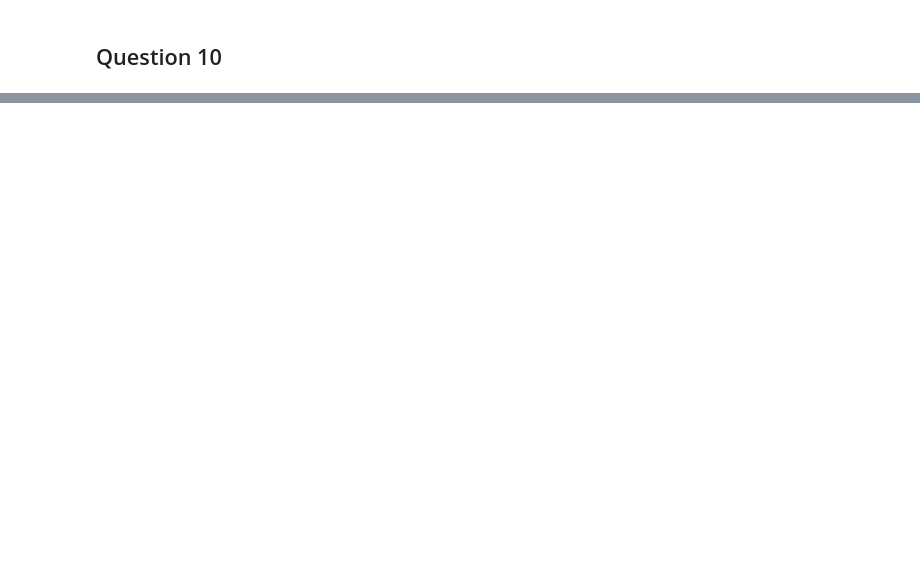
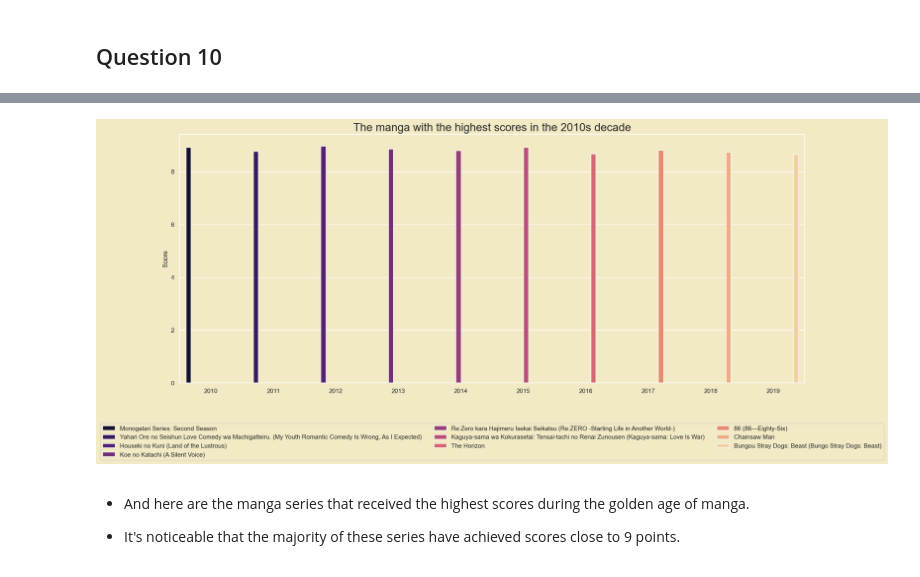
Before and after one commit to duongtruongbinh/IntroDS_FinalProject, a Jupyter notebook: src/Asking_Questions_and_Analyzing.ipynb, the cells around one changed output, grey strips where cells are left out. Cells and saved outputs as stored; diff of their text form; code cells hidden in the pictures; blank space fills up the shorter version.

```diff
--- a/src/Asking_Questions_and_Analyzing.ipynb
+++ b/src/Asking_Questions_and_Analyzing.ipynb
@@ -716,0 +795,20 @@ sns.scatterplot(x='Score', y='Recommended', data=manga_copy_df)
+# %%
+manga_2010s = manga_copy_df[(manga_copy_df['Release date'].dt.year >= 2010) & (manga_copy_df['Release date'].dt.year < 2020)]
+
+max_score_per_year = manga_2010s.groupby(manga_2010s['Release date'].dt.year)['Score'].idxmax()
+top_manga_by_year = manga_2010s.loc[max_score_per_year]
+
+
+fig, axes = plt.subplots(1, 1, figsize=(20,8))
+sns.barplot(x=top_manga_by_year['Release date'].dt.year, y=top_manga_by_year['Score'], palette="magma", hue=top_manga_by_year['Title'], ax=axes)
+axes.set_title('The manga with the highest scores in the 2010s decade', fontsize=20)
+axes.set_xlabel('')
+axes.set_ylabel('Score')
+plt.legend(title='',  bbox_to_anchor=(0.5, -0.15), loc='upper center', ncol=3)
+plt.show()
+# %% [output]
+[figure, added]
+# %% [markdown]
+- And here are the manga series that received the highest scores during the golden age of manga.
+
+- It's noticeable that the majority of these series have achieved scores close to 9 points.
```
Also changed, not shown: parts of 23 cells of this notebook.
